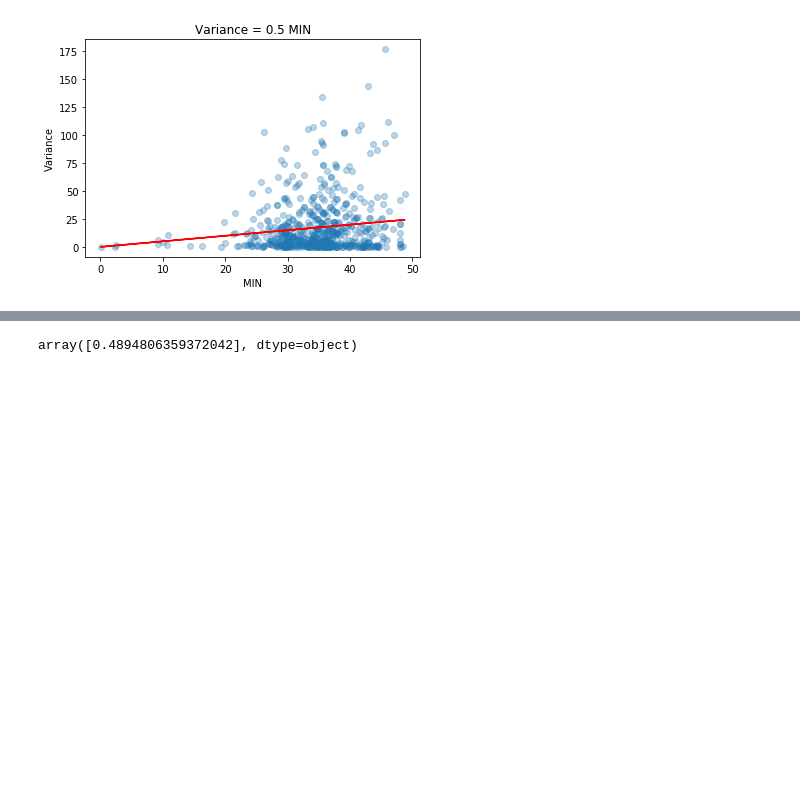
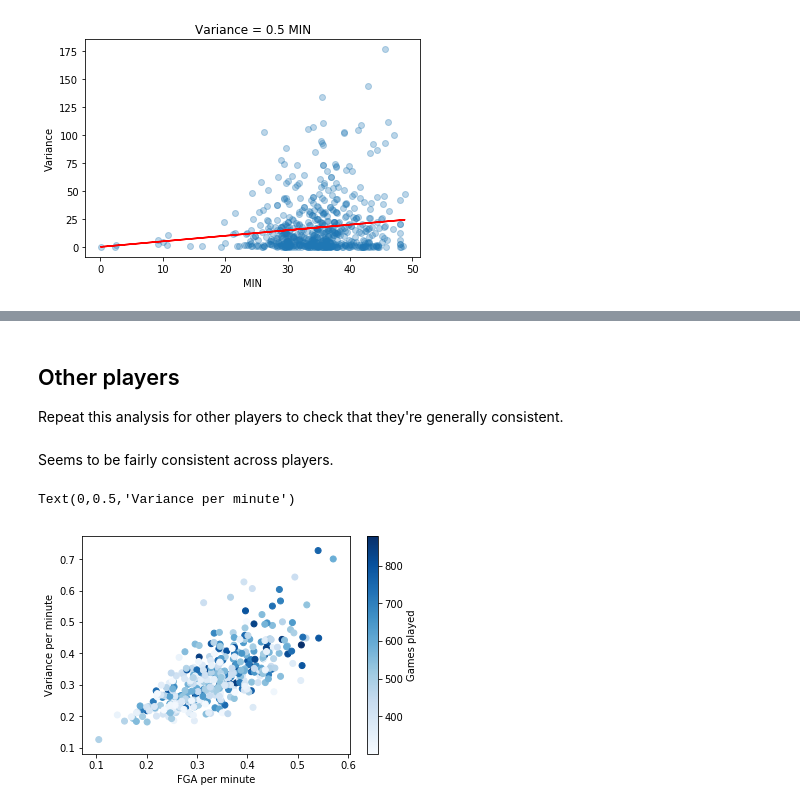
Before and after one commit to johnny-wong/nba_stats, a Jupyter notebook: Notebooks/Analysis - FGA per game.ipynb, the cells around one changed output, grey strips where cells are left out. Saved outputs shown, nothing was run; the diff lists cells and outputs as text; code cells hidden in the pictures; blank space fills up the shorter version.

Commit message:
Shown FGA is Poisson process for all players

```diff
--- a/Notebooks/Analysis - FGA per game.ipynb
+++ b/Notebooks/Analysis - FGA per game.ipynb
@@ -93,7 +94,7 @@ X = np.array(df_player_played.MIN).reshape(-1, 1)
 y = np.array(df_player_played.FGA)
 
 lin_regr_FGA = sklearn.linear_model.LinearRegression(fit_intercept=False) # Set intercept to 0
-lin_regr_FGA.fit(X, Y)
+lin_regr_FGA.fit(X, y)
 
 # Estimated parameters
 print('Intercept {}'.format(lin_regr_FGA.intercept_))
@@ -141,7 +139,3 @@ Just to see whether I like sklearn of statsmodel more
-# %%
-import statsmodels.api as sm
-
-lin_regr_FGA_sm = sm.OLS(y, X, hasconst=0).fit()
-lin_regr_FGA_sm.params
-# %% [output]
-array([0.4894806359372042], dtype=object)
+# %% [markdown]
+## Other players
+Repeat this analysis for other players to check that they're generally consistent.
@@ -147,0 +176,19 @@ array([0.4894806359372042], dtype=object)
+# %%
+all_player_names = nba_stats.get_player_name_id_dict().keys()
+list_lambdas = []
+for player in all_player_names:
+    list_lambdas.append(get_lambdas(nba_stats, player))
+
+df_lambdas = pd.DataFrame(list_lambdas, columns=['Name', 'FGA_per_MIN', 'lambda_variance', 'n_games'])
+# %% [markdown]
+Seems to be fairly consistent across players.
+# %%
+df_sig_games = df_lambdas[df_lambdas.n_games>300]
+
+plt.scatter(x='FGA_per_MIN', y='lambda_variance', data=df_sig_games, alpha=1, c='n_games', cmap='Blues')
+plt.colorbar().ax.set_ylabel('Games played')
+plt.xlabel('FGA per minute')
+plt.ylabel('Variance per minute')
+# %% [output]
+Text(0,0.5,'Variance per minute')
+[figure, added]
```
Also changed, not shown: parts of 6 cells of this notebook.
